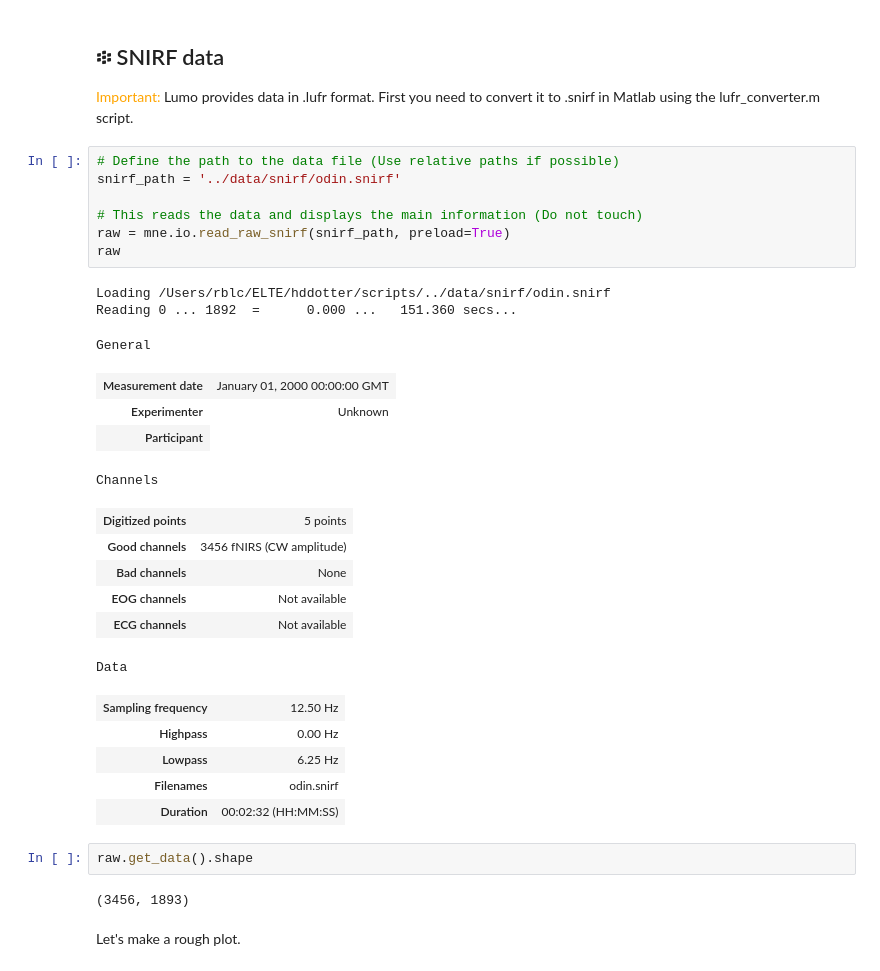
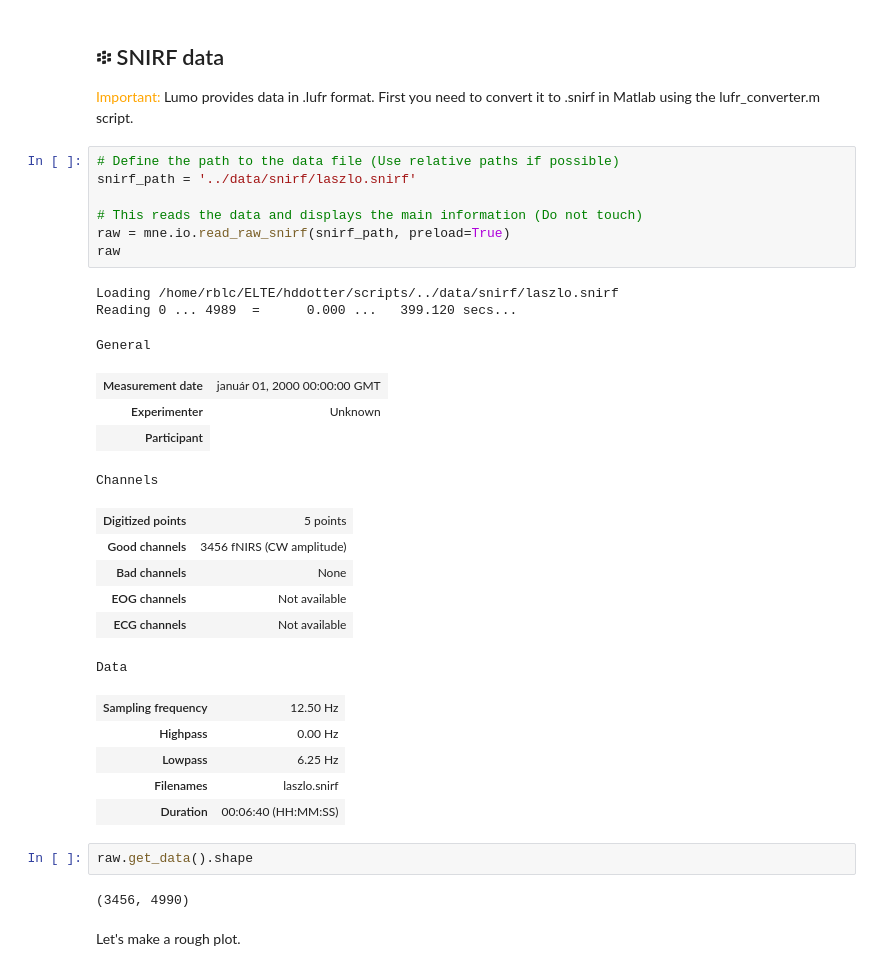
Before and after one commit to iamrblc/hddotter, a Jupyter notebook: scripts/hddotter.ipynb, the cells around one changed output. Drawn from its saved outputs; the diff is of its cells as text.

```diff
--- a/scripts/hddotter.ipynb
+++ b/scripts/hddotter.ipynb
@@ -42,34 +42,34 @@ raw = mne.io.read_raw_snirf(fname, preload=True)'''
 <span style="color:orange">Important:</span> Lumo provides data in .lufr format. First you need to convert it to .snirf in Matlab using the lufr_converter.m script.
 # %%
 # Define the path to the data file (Use relative paths if possible)
-snirf_path = '../data/snirf/odin.snirf'
+snirf_path = '../data/snirf/laszlo.snirf'
 
 # This reads the data and displays the main information (Do not touch)
 raw = mne.io.read_raw_snirf(snirf_path, preload=True)
 raw
 # %% [output]
-Loading /Users/rblc/ELTE/hddotter/scripts/../data/snirf/odin.snirf
-Reading 0 ... 1892  =      0.000 ...   151.360 secs...
+Loading /home/rblc/ELTE/hddotter/scripts/../data/snirf/laszlo.snirf
+Reading 0 ... 4989  =      0.000 ...   399.120 secs...
 General
-| Measurement date | January 01, 2000 00:00:00 GMT |
+| Measurement date | január 01, 2000 00:00:00 GMT |
 | Experimenter | Unknown |
 | Participant |
 Channels
 | Digitized points | 5 points |
 | Good channels | 3456 fNIRS (CW amplitude) |
 | Bad channels | None |
 | EOG channels | Not available |
 | ECG channels | Not available |
 Data
 | Sampling frequency | 12.50 Hz |
 | Highpass | 0.00 Hz |
 | Lowpass | 6.25 Hz |
-| Filenames | odin.snirf |
-| Duration | 00:02:32 (HH:MM:SS) |
+| Filenames | laszlo.snirf |
+| Duration | 00:06:40 (HH:MM:SS) |
 # %%
 raw.get_data().shape
 # %% [output]
-(3456, 1893)
+(3456, 4990)
 # %% [markdown]
 Let's make a rough plot.
 # %%
```
Also changed, not shown: parts of 14 cells of this notebook, 5 other files.
